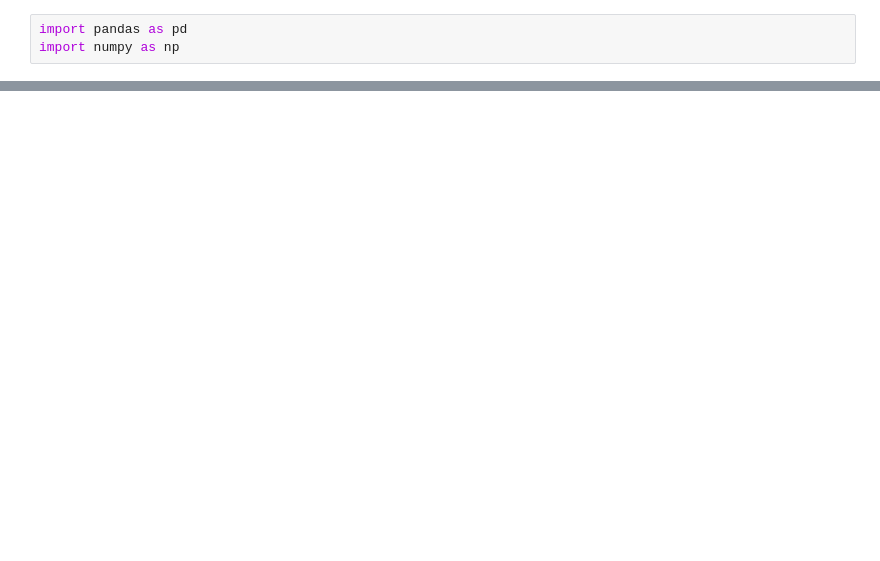
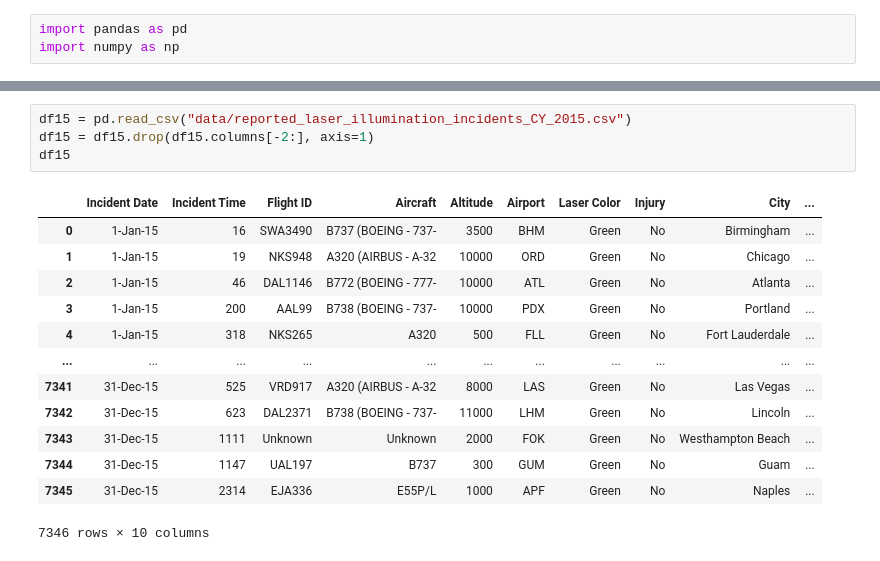
Before and after one commit to milaandahiya/AviationLaserResearch, a Jupyter notebook: Research.ipynb, the cells around one changed output, grey strips where cells are left out. Saved outputs shown, nothing was run; the diff lists cells and outputs as text; blank space fills up the shorter version.

```diff
--- a/Research.ipynb
+++ b/Research.ipynb
@@ -20,0 +22,18 @@ df
+# %%
+df15 = pd.read_csv("data/reported_laser_illumination_incidents_CY_2015.csv")
+df15 = df15.drop(df15.columns[-2:], axis=1)
+df15
+# %% [output]
+|  | Incident Date | Incident Time | Flight ID | Aircraft | Altitude | Airport | Laser Color | Injury | City | ... |
+| 0 | 1-Jan-15 | 16 | SWA3490 | B737 (BOEING - 737- | 3500 | BHM | Green | No | Birmingham | ... |
+| 1 | 1-Jan-15 | 19 | NKS948 | A320 (AIRBUS - A-32 | 10000 | ORD | Green | No | Chicago | ... |
+| 2 | 1-Jan-15 | 46 | DAL1146 | B772 (BOEING - 777- | 10000 | ATL | Green | No | Atlanta | ... |
+| 3 | 1-Jan-15 | 200 | AAL99 | B738 (BOEING - 737- | 10000 | PDX | Green | No | Portland | ... |
+| 4 | 1-Jan-15 | 318 | NKS265 | A320 | 500 | FLL | Green | No | Fort Lauderdale | ... |
+| ... | ... | ... | ... | ... | ... | ... | ... | ... | ... | ... |
+| 7341 | 31-Dec-15 | 525 | VRD917 | A320 (AIRBUS - A-32 | 8000 | LAS | Green | No | Las Vegas | ... |
+| 7342 | 31-Dec-15 | 623 | DAL2371 | B738 (BOEING - 737- | 11000 | LHM | Green | No | Lincoln | ... |
+| 7343 | 31-Dec-15 | 1111 | Unknown | Unknown | 2000 | FOK | Green | No | Westhampton Beach | ... |
+| 7344 | 31-Dec-15 | 1147 | UAL197 | B737 | 300 | GUM | Green | No | Guam | ... |
+| 7345 | 31-Dec-15 | 2314 | EJA336 | E55P/L | 1000 | APF | Green | No | Naples | ... |
+7346 rows × 10 columns
```
Also changed, not shown: parts of 9 cells of this notebook.
